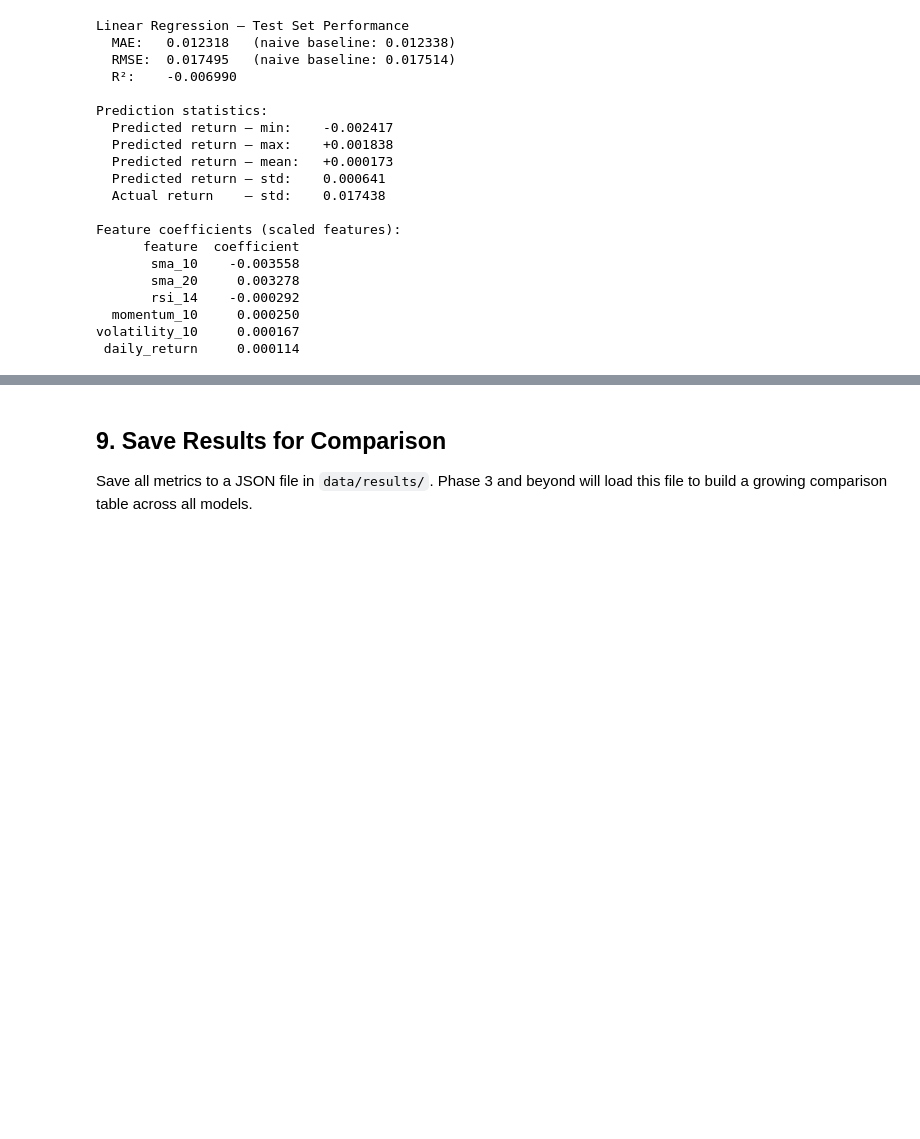
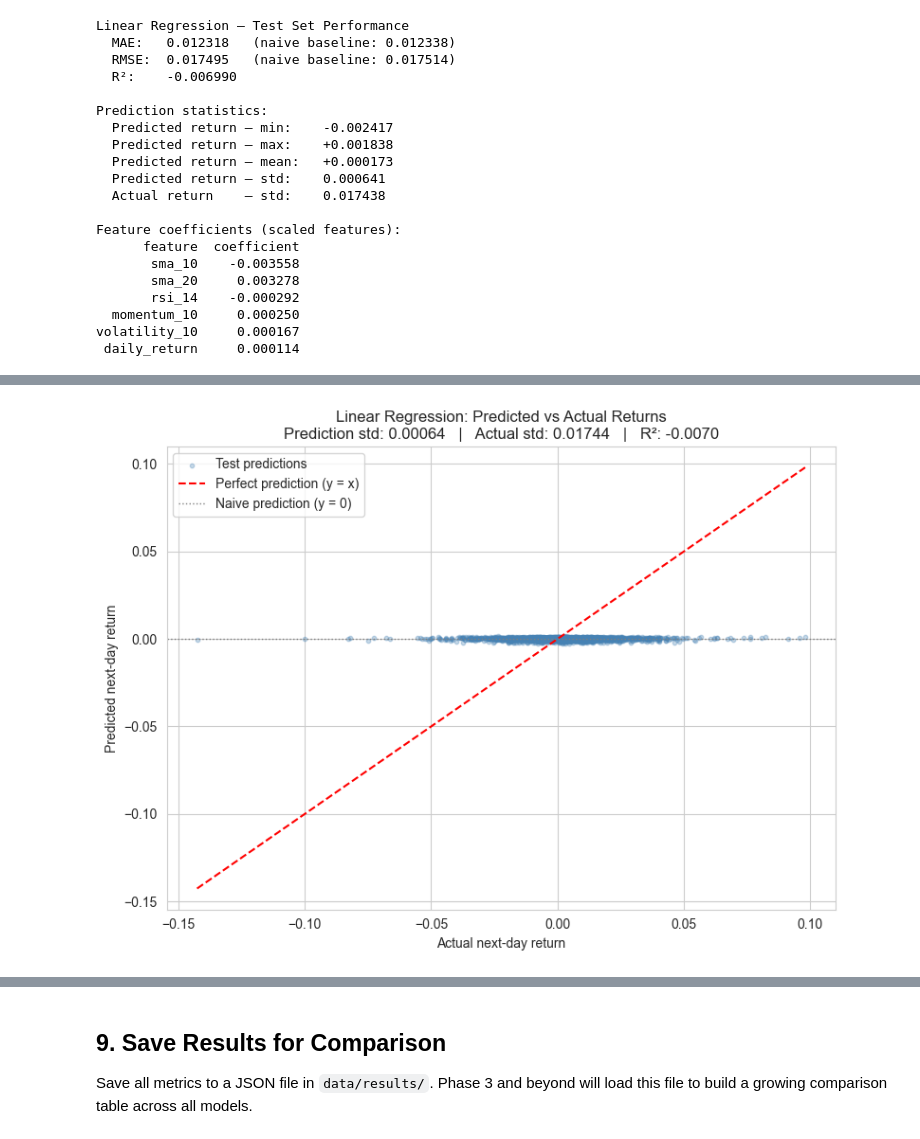
Before and after one commit to aasimsk98/NextTick, a Jupyter notebook: notebooks/02_baseline_models.ipynb, the cells around one changed output, grey strips where cells are left out. Cells and saved outputs as stored; diff of their text form; code cells hidden in the pictures; blank space fills up the shorter version.

```diff
--- a/notebooks/02_baseline_models.ipynb
+++ b/notebooks/02_baseline_models.ipynb
@@ -356,3 +422,27 @@ volatility_10     0.000167
+# %%
+fig, ax = plt.subplots(figsize=(8, 6))
+
+# Scatter of test-set predictions vs truths
+ax.scatter(y_reg_test, linreg_preds, alpha=0.3, s=10, color="steelblue", label="Test predictions")
+
+# Reference line: perfect prediction would fall on y = x
+lims = [y_reg_test.min(), y_reg_test.max()]
+ax.plot(lims, lims, "r--", linewidth=1.5, label="Perfect prediction (y = x)")
+
+# Reference line: y = 0 (the "naive predict zero" baseline)
+ax.axhline(0, color="gray", linestyle=":", linewidth=1, label="Naive prediction (y = 0)")
+
+ax.set_xlabel("Actual next-day return")
+ax.set_ylabel("Predicted next-day return")
+ax.set_title(
+    f"Linear Regression: Predicted vs Actual Returns\n"
+    f"Prediction std: {linreg_preds.std():.5f}   |   Actual std: {y_reg_test.std():.5f}   |   R²: {linreg_r2:+.4f}"
+)
+ax.legend(loc="upper left")
+plt.tight_layout()
+plt.show()
+# %% [output]
+[figure, added]
 # %% [markdown]
 ## 8. TimeSeriesSplit Cross-Validation
 
```
Also changed, not shown: parts of 17 cells of this notebook, 1 other file.
